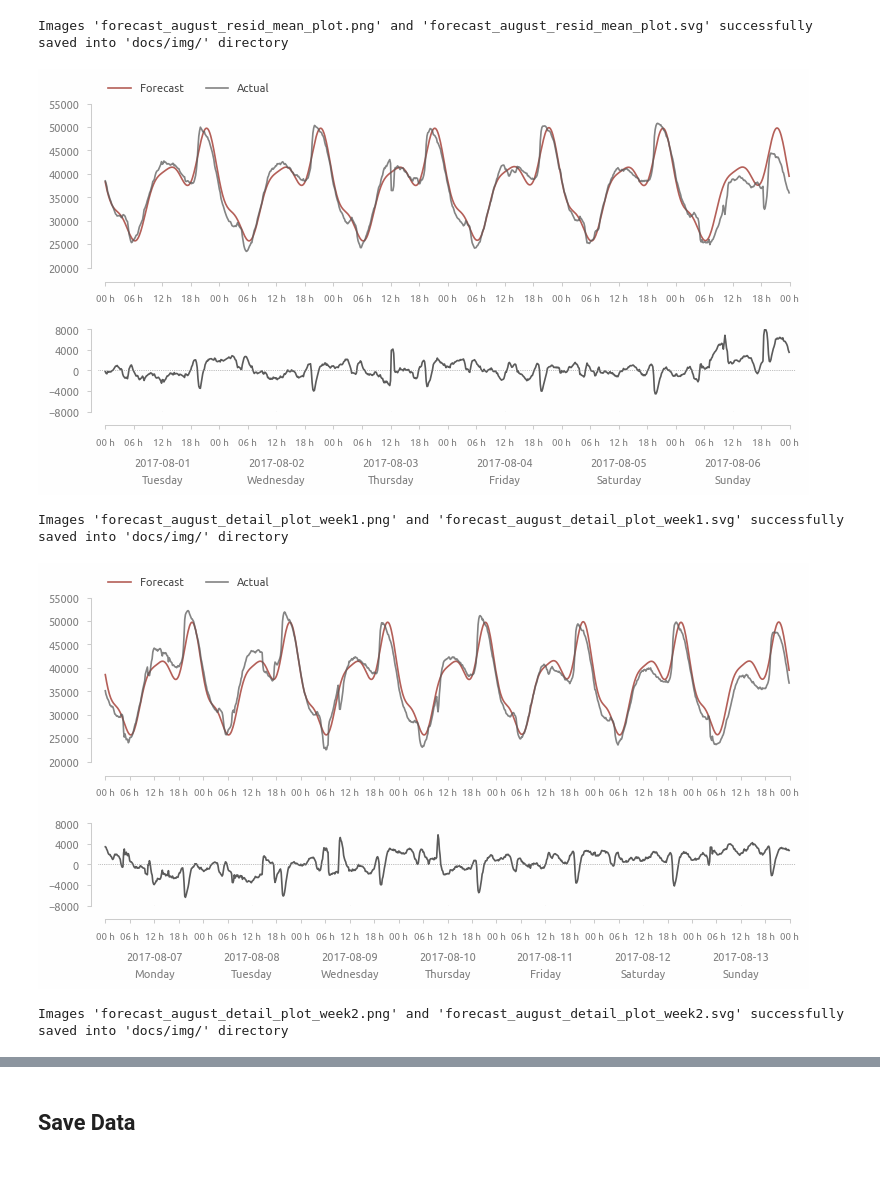
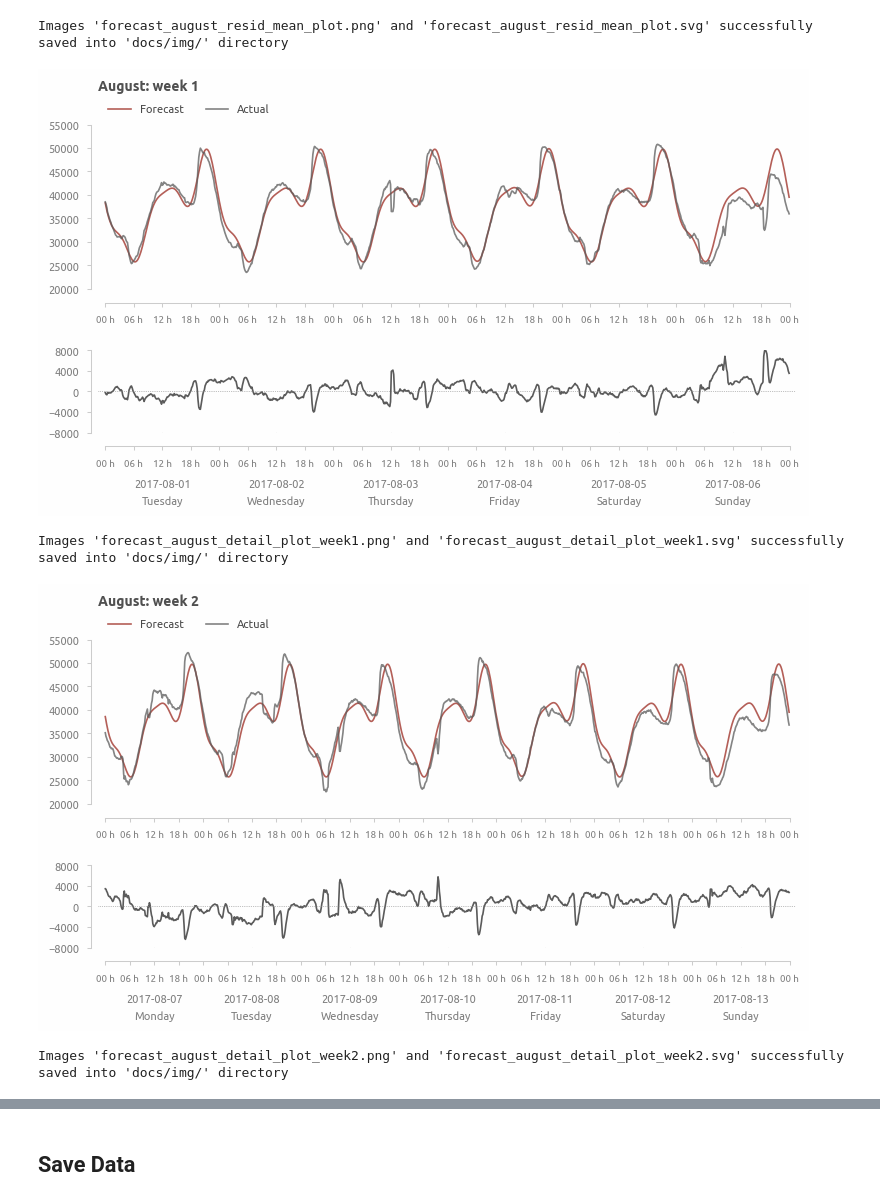
Before and after one commit to a-chasovsky/electric-power-consumption, a Jupyter notebook: 03-base-model.ipynb, the cells around one changed output, grey strips where cells are left out. Drawn from its saved outputs; the diff is of its cells as text; code cells hidden in the pictures; blank space fills up the shorter version.

```diff
--- a/03-base-model.ipynb
+++ b/03-base-model.ipynb
@@ -1644,35 +1644,35 @@ ax[0].tick_params(axis='x', which='minor', labelsize=7)
 ax[0].tick_params(axis='x', which='major', pad=15, labelsize=7)
 # axis_sec = ax[0].secondary_xaxis('bottom')
 # axis_sec.spines['bottom'].set_visible(False)
 # axis_sec.tick_params(pad=30, bottom=False, colors='#808080')
 # axis_sec.xaxis.set_major_formatter(mpl.dates.DateFormatter(fmt='%Y-%m-%d'))
 # axis_sec.xaxis.set_major_locator(mpl.dates.HourLocator(byhour=12))
 axis_rstyle(ax=ax[0], xslice=[1, -1])
 
-
 ax[1].plot(resid.loc['2017-08-01':'2017-08-06'])
 ax[1].axhline(0, lw=0.5, ls=':', color=alpha_color(palette[0], 0.75))
 
 ax[1].xaxis.set_major_formatter(mpl.dates.DateFormatter(fmt='%H h'))
 ax[1].xaxis.set_major_locator(mpl.dates.HourLocator(byhour=[0, 6, 12, 18]))
 ax[1].tick_params(axis='x', which='minor', labelsize=7)
 ax[1].tick_params(axis='x', which='major', pad=15, labelsize=7)
 axis_sec =  ax[1].secondary_xaxis('bottom')
 axis_sec.spines['bottom'].set_visible(False)
 axis_sec.tick_params(pad=33, bottom=False, colors='#808080')
 axis_sec.xaxis.set_major_formatter(mpl.dates.DateFormatter(fmt='%Y-%m-%d'))
 axis_sec.xaxis.set_major_locator(mpl.dates.HourLocator(byhour=12))
 axis_th = axis_secondary(ax=ax[1], pad=45)
 axis_th.xaxis.set_major_formatter(mpl.dates.DateFormatter(fmt='%A'))
 axis_th.xaxis.set_major_locator(mpl.dates.HourLocator(byhour=12))
 axis_rstyle(xslice=[1, -1], yticks=[-8000, 8000, 4000], ylim=[-8000, 8000], ax=ax[1])
 
 plt.subplots_adjust(hspace=0.5)
+ax[0].set_title('August: week 1', **title_inline)
 plt.show()
 
 savefig('forecast_august_detail_plot_week1', dir_save_img)
 # %% [output]
-[figure, old version]
+[figure, new version]
 Images 'forecast_august_detail_plot_week1.png' and 'forecast_august_detail_plot_week1.svg' successfully saved into 'docs/img/' directory
 # %%
 fig, ax = plt.subplots(2, 1, figsize=(9, 4), height_ratios=[2, 1])
@@ -1715,11 +1715,12 @@ axis_th.xaxis.set_major_locator(mpl.dates.HourLocator(byhour=12))
 axis_rstyle(xslice=[1, -1], yticks=[-8000, 8000, 4000], ylim=[-8000, 8000], ax=ax[1])
 
 plt.subplots_adjust(hspace=0.5)
+ax[0].set_title('August: week 2', **title_inline)
 plt.show()
 
 savefig('forecast_august_detail_plot_week2', dir_save_img)
 # %% [output]
-[figure, old version]
+[figure, new version]
 Images 'forecast_august_detail_plot_week2.png' and 'forecast_august_detail_plot_week2.svg' successfully saved into 'docs/img/' directory
 # %%
 fig, ax = plt.subplots(2, 1, figsize=(9, 4), height_ratios=[2, 1])
```
Also changed, not shown: parts of 3 cells of this notebook, 10 other files.
